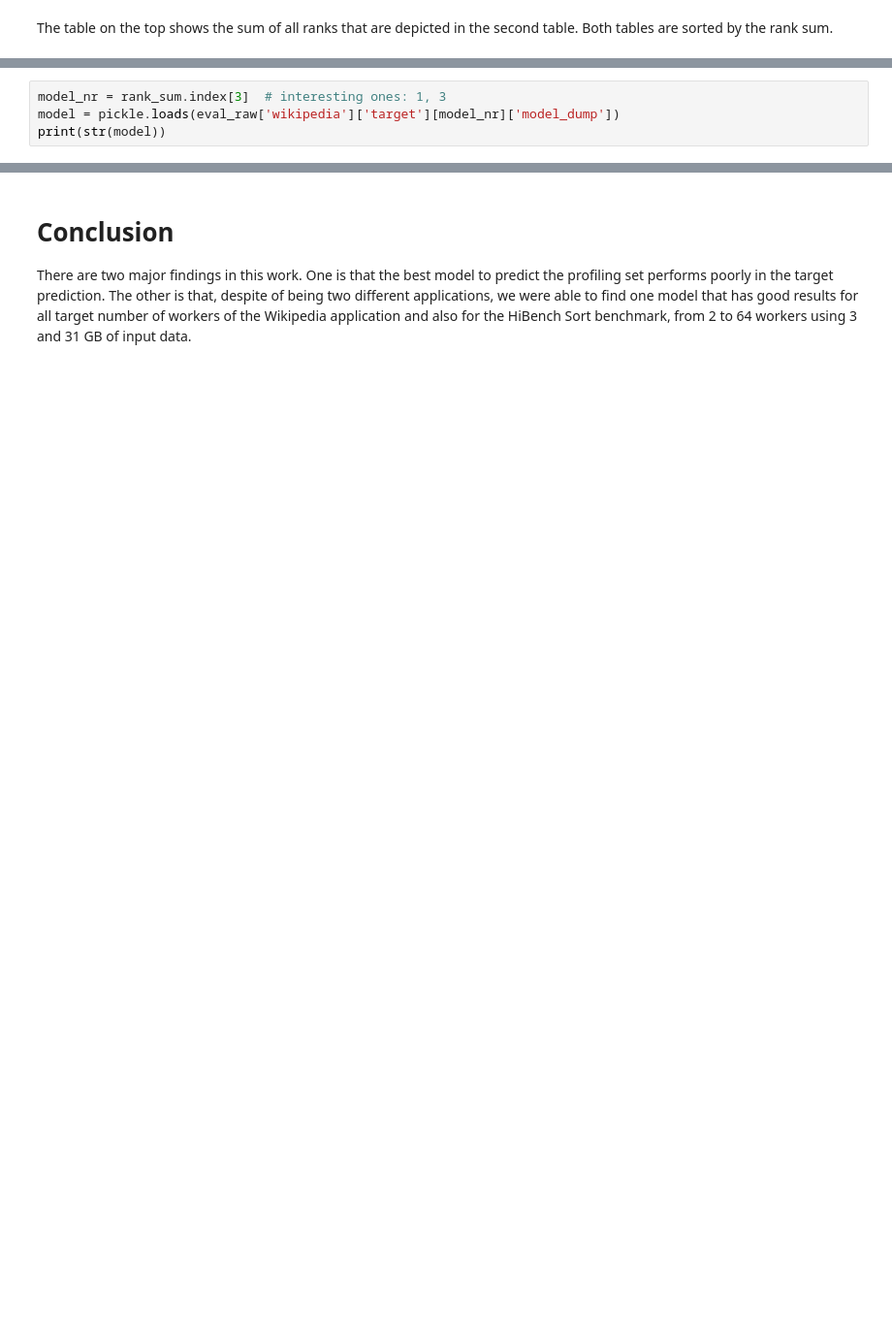
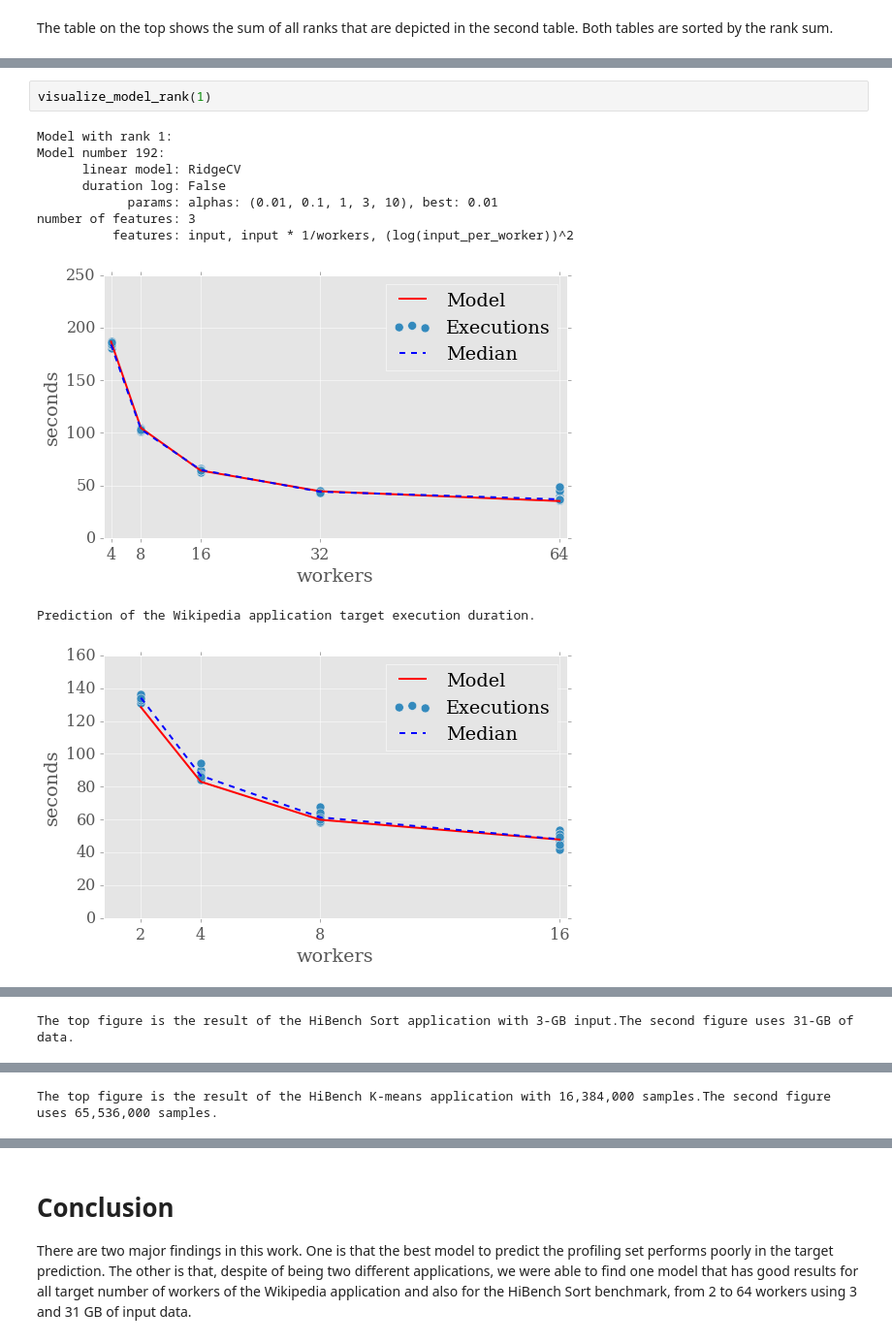
Before and after one commit to cemsbr/phd_notebook, a Jupyter notebook: notebooks/002-Wikipedia, HBSort, HBKmeans - No disk.ipynb, the cells around one changed output, grey strips where cells are left out. Shown at 97% size. Saved outputs shown, nothing was run; the diff lists cells and outputs as text; blank space fills up the shorter version.

```diff
--- a/notebooks/002-Wikipedia, HBSort, HBKmeans - No disk.ipynb
+++ b/notebooks/002-Wikipedia, HBSort, HBKmeans - No disk.ipynb
@@ -436,6 +472,2 @@ As we can see in the profiling evaluation results, the best models to predict th
 
 Now, we visualize the chosen model for both applications. The model details are:
-# %%
-model_nr = rank_sum.index[3]  # interesting ones: 1, 3
-model = pickle.loads(eval_raw['wikipedia']['target'][model_nr]['model_dump'])
-print(str(model))
@@ -481,0 +518,13 @@ plotter.plot_model(model, trgt[trgt.input == 65536000])
+# %%
+visualize_model_rank(1)
+# %% [output]
+Model with rank 1:
+Model number 192:
+      linear model: RidgeCV
+      duration log: False
+            params: alphas: (0.01, 0.1, 1, 3, 10), best: 0.01
+number of features: 3
+          features: input, input * 1/workers, (log(input_per_worker))^2
+[figure, added]
+Prediction of the Wikipedia application target execution duration.
+[figure, added]
@@ -481,0 +532 @@ plotter.plot_model(model, trgt[trgt.input == 65536000])
+The top figure is the result of the HiBench Sort application with 3-GB input.The second figure uses 31-GB of data.
@@ -481,0 +535 @@ plotter.plot_model(model, trgt[trgt.input == 65536000])
+The top figure is the result of the HiBench K-means application with 16,384,000 samples.The second figure uses 65,536,000 samples.
```
Also changed, not shown: parts of 21 cells of this notebook, 2 other files.
